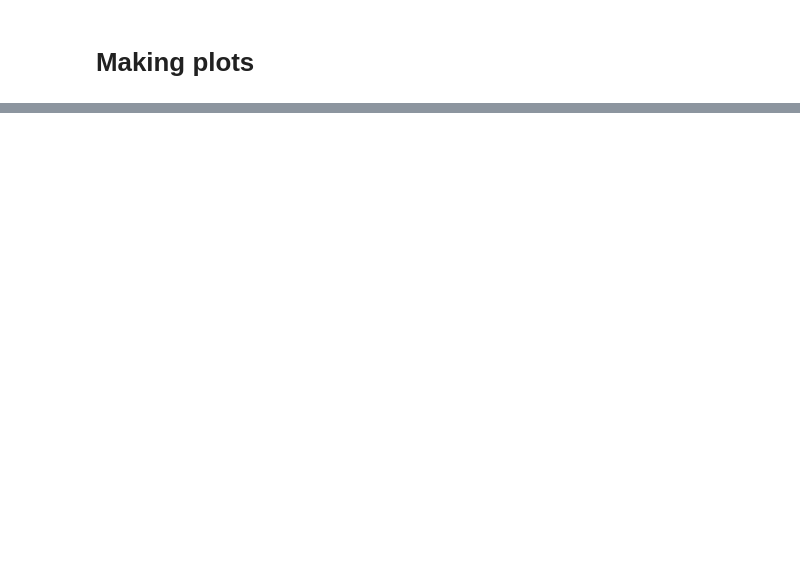
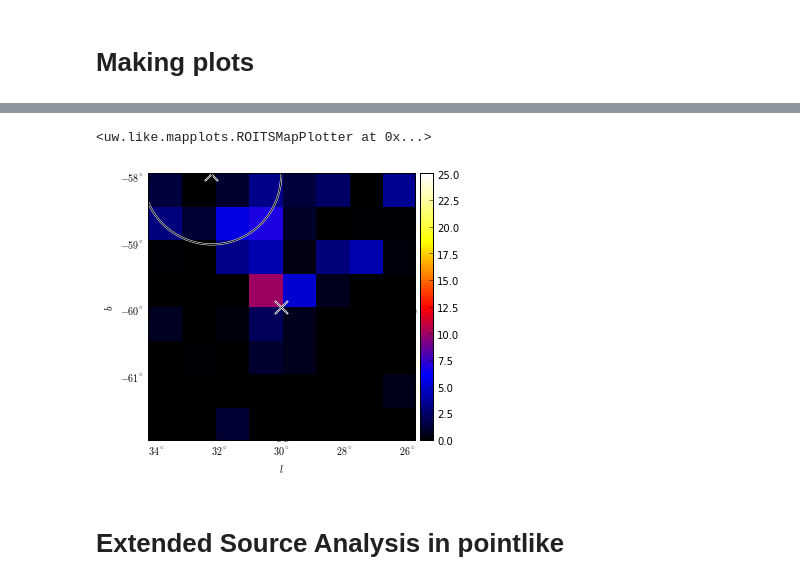
Before and after one commit to joshualande/PhD-Work, a Jupyter notebook: ipython/05-05-2013 - pointlike for maximum-likelihood analysis of LAT data.ipynb, the cells around one changed output, grey strips where cells are left out. Saved outputs shown, nothing was run; the diff lists cells and outputs as text; code cells hidden in the pictures; blank space fills up the shorter version.

```diff
--- a/ipython/05-05-2013 - pointlike for maximum-likelihood analysis of LAT data.ipynb
+++ b/ipython/05-05-2013 - pointlike for maximum-likelihood analysis of LAT data.ipynb
@@ -371,0 +494,7 @@ roi.plot_sources(figsize=(6,6), size=5)
+# %%
+roi.plot_tsmap(pixelsize=0.5, size=4)
+# %% [output]
+<uw.like.mapplots.ROITSMapPlotter at 0x...>
+[figure, added]
+# %% [markdown]
+# Extended Source Analysis in pointlike
```
Also changed, not shown: parts of 39 cells of this notebook, 5 other files.
